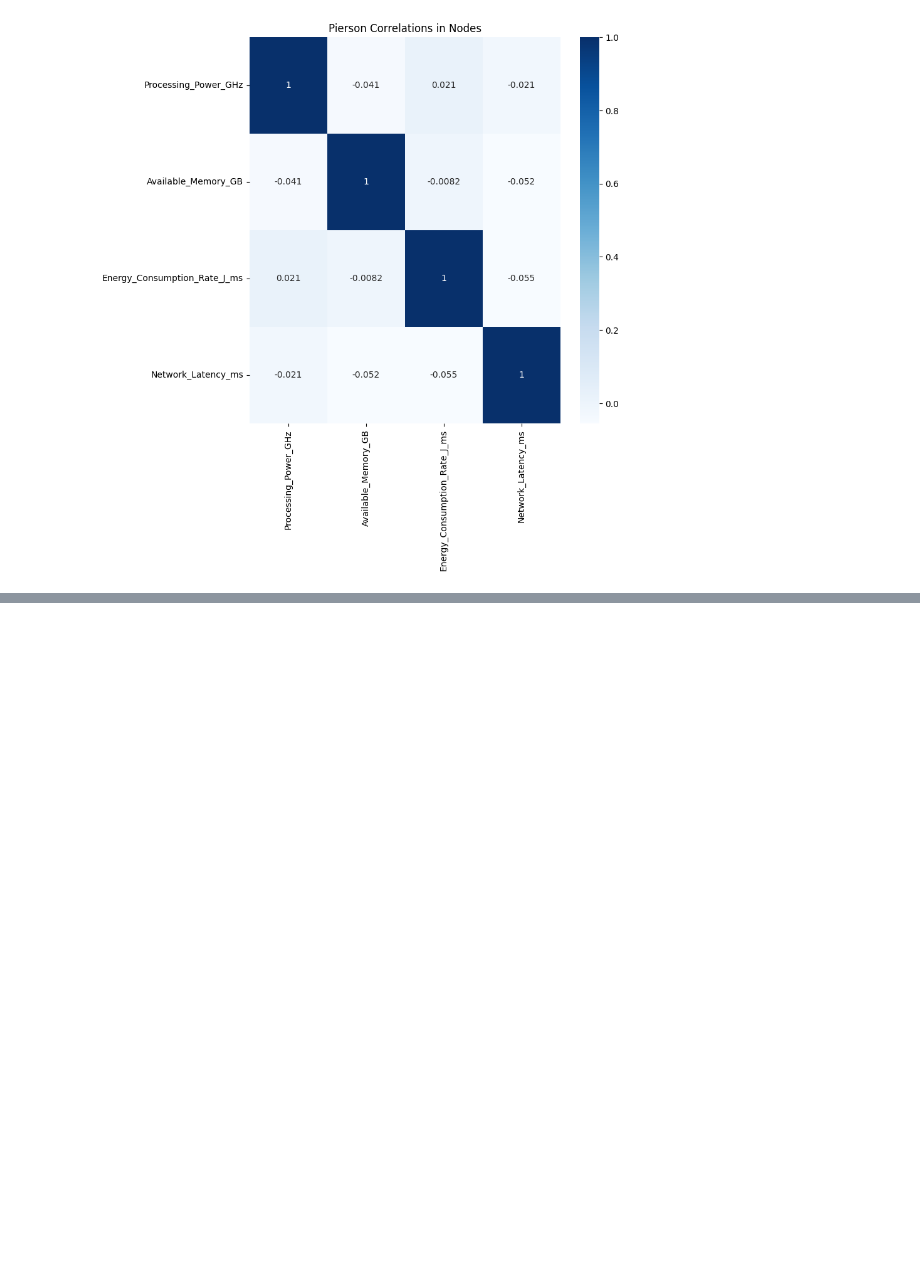
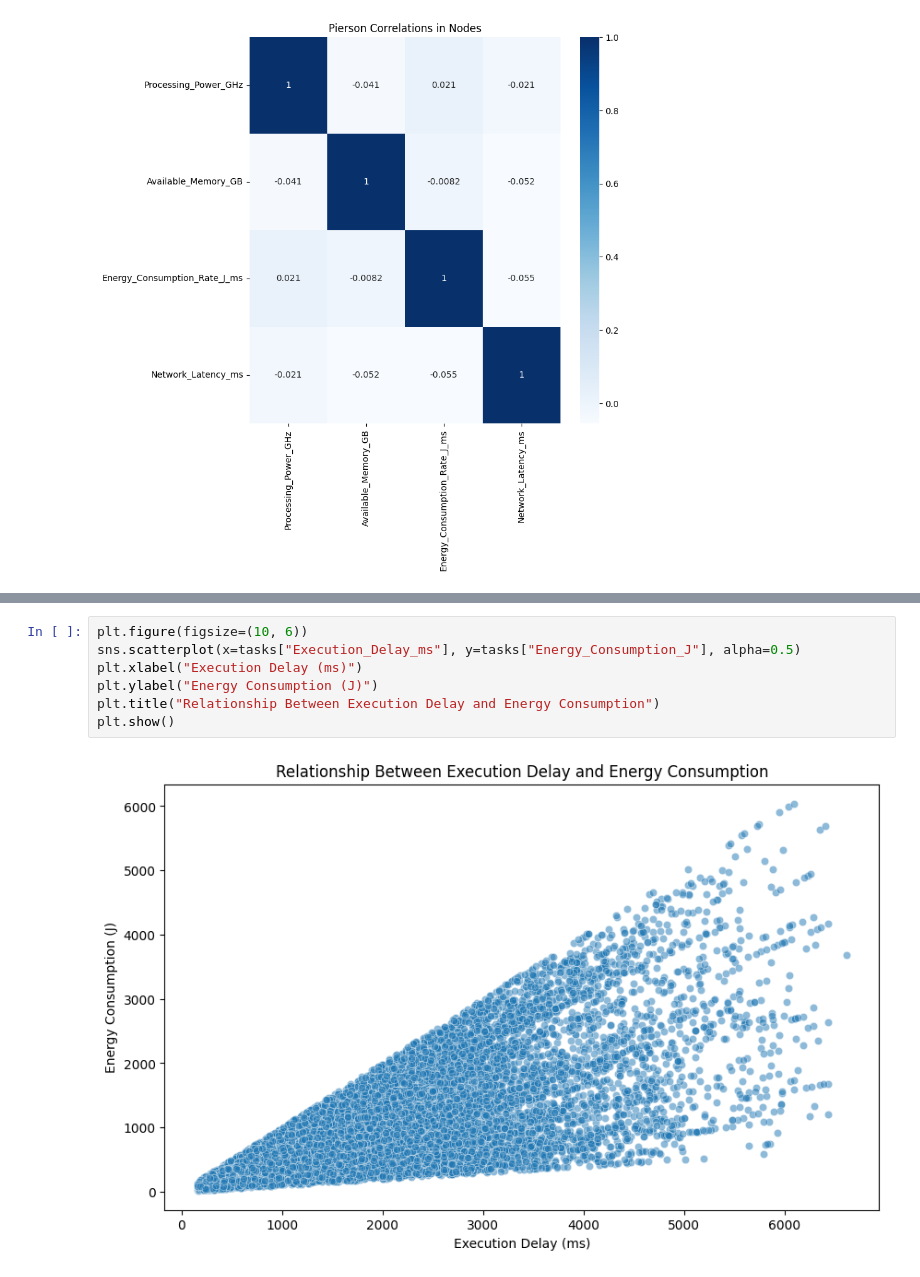
Before and after one commit to WellKnownDedication/Cloud-Computing-Performance-Metrics-Analysis, a Jupyter notebook: src/EDA.ipynb, the cells around one changed output, grey strips where cells are left out. Drawn from its saved outputs; the diff is of its cells as text; blank space fills up the shorter version.

```diff
--- a/src/EDA.ipynb
+++ b/src/EDA.ipynb
@@ -147,0 +155,9 @@ Name: Deadline_s, Length: 11000, dtype: int64
+# %%
+plt.figure(figsize=(10, 6))
+sns.scatterplot(x=tasks["Execution_Delay_ms"], y=tasks["Energy_Consumption_J"], alpha=0.5)
+plt.xlabel("Execution Delay (ms)")
+plt.ylabel("Energy Consumption (J)")
+plt.title("Relationship Between Execution Delay and Energy Consumption")
+plt.show()
+# %% [output]
+[figure, added]
```
Also changed, not shown: parts of 2 cells of this notebook.
